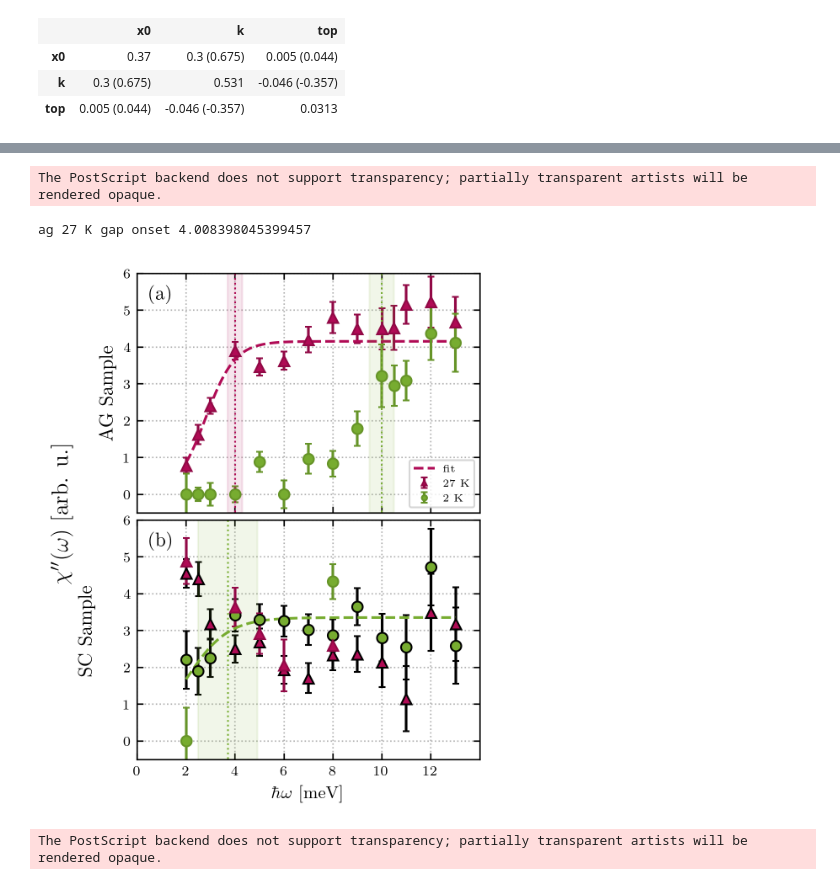
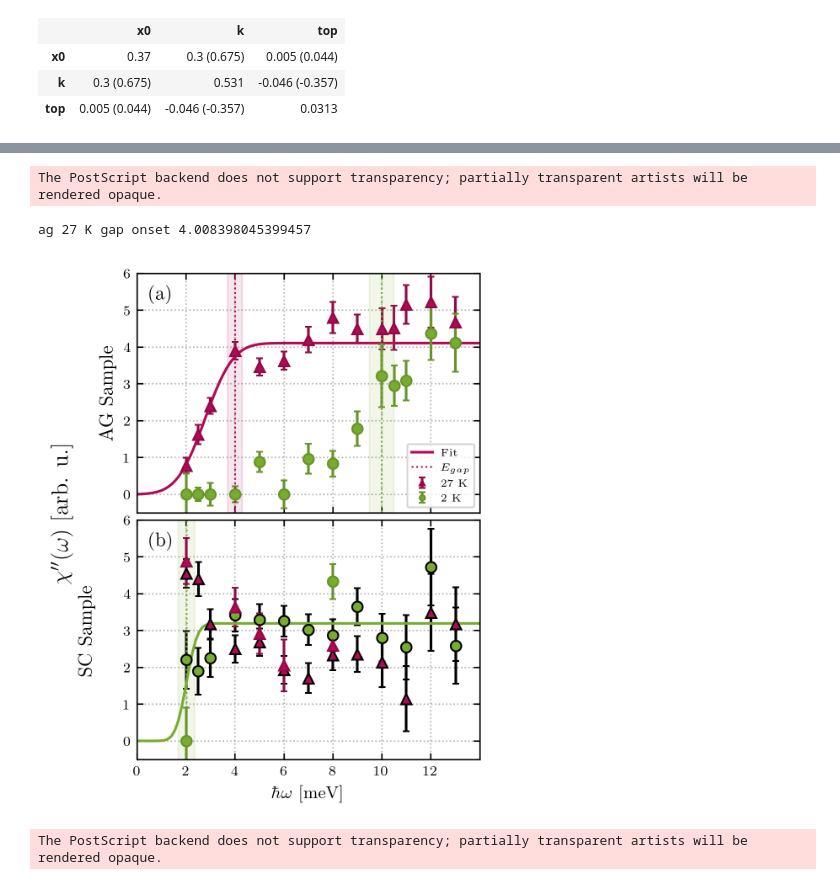
Before and after one commit to KristineKrighaar/NCCO_Article_Code, a Jupyter notebook: DataAnalysis_IN20_CHI.ipynb, the cells around one changed output, grey strips where cells are left out. Saved outputs shown, nothing was run; the diff lists cells and outputs as text; code cells hidden in the pictures.

```diff
--- a/DataAnalysis_IN20_CHI.ipynb
+++ b/DataAnalysis_IN20_CHI.ipynb
@@ -1350,3 +1350,33 @@ plt.rcParams.update({
     'font.family': 'serif',    # Use serif font to match many article styles
     'lines.linewidth': 1.5                # DPI for saving figures
 })
+# %%
+from scipy.special import erf
+
+def erf_model(E, A, Egap, fwhm):
+    """
+    Error function model for curve fitting.
+    ----------
+    x : Independent variable.
+    A : Amplitude.
+    x0 : Center (inflection point).
+    sigma : Width (controls slope).
+    B : Offset.
+    """
+    return A/2 * (erf((E - Egap)/(2* np.sqrt(np.log(2))*fwhm)) + erf((E+Egap)/(2*np.sqrt(np.log(2))*fwhm)))
+
+errf_geuss_ag = {'Egap': 4.0, 'fwhm':0.25, 'A':4.1}
+errf_lim_ag = {'fwhm':(0.001,2)}
+
+erfit_ag_27K = fit(EN_ag_27K, A_ag_27K, A_err_ag_27K, erf_model, errf_geuss_ag, limits=errf_lim_ag)
+
+
+errf_geuss_sc = {'Egap': 2, 'fwhm':0.2, 'A':3.2}
+#errf_fix = {'bottom':True}
+errf_lim_sc = {'fwhm':(0.001,0.3)}
+
+erfit_sc_3K = fit(EN_sc_p3_2K_all, sc_2K_all, sc_2K_err_all, erf_model, errf_geuss_sc, limits=errf_lim_sc)
+
+
+erfit_ag_27K.hesse()
+erfit_sc_3K.hesse()
@@ -1360,12 +1405,14 @@ find_m = 0.04
 
 x_energy_ag_27K = np.linspace(min(EN_ag_27K),max(EN_ag_27K),100)
 
+x_energy_fit= np.linspace(0,14,100)
+
 ax[1].grid(linestyle='dotted')
 ax[0].errorbar(EN_ag_27K, np.asarray(A_ag_27K), capsize=2, yerr=np.asarray(A_err_ag_27K), fmt='^', label='27 K', color='#B00B55', ecolor='#910946', mew=1, markeredgecolor='#910946')
 #ax[0].plot(x_energy_ag_27K, HO(x_energy_ag_27K, *HO_fit_ag_27Kmm.values), '--', color='#B00B55', linewidth=1)
 #ax[0].plot(x_energy_ag_27K, HOmm(x_energy_ag_27K, *HO_fit_ag_27Kmm.values), '--', color='#B00B55', linewidth=1)
 
-ax[0].plot(x_energy_ag_27K, sigmoid(x_energy_ag_27K, *sigmoid_fit_ag_mm.values), '--', color='#B00B55', label='fit')
+ax[0].plot(x_energy_fit,  erf_model(x_energy_fit, erfit_ag_27K.values['A'],erfit_ag_27K.values['Egap'], erfit_ag_27K.values['fwhm']), '-', color='#B00B55', label='Fit')
 #ax[0].plot(x_energy_ag_27K, sigmoid(x_energy_ag_27K, guess_sigmoid_ag['x0'], guess_sigmoid_ag['k'], guess_sigmoid_ag['top']), '--', color="#ff00d4")
 
 #ax[0].plot(np.linspace(7,13,100), np.ones(100)*0.74493, '--', color='#B00B55', linewidth=1)
@@ -1374,17 +1421,16 @@ ax[0].errorbar(EN_ag_2K, np.asarray(A_ag_2K), capsize=2, yerr=np.asarray(A_err_a
 #ax[0].plot(x_energy_ag_2K, spliney_A_ag_2K*10**(3), '--', color='#77AC30', linewidth=1)
 ax[0].grid(linestyle='dotted')
 ax[0].set_xticks([2, 4, 6, 8, 10, 12])
-ax[0].legend(fontsize=6, markerscale=0.5, loc='lower right')
 #ax[0].set_yticks([0, 0.25, 0.5, 0.75, 1.0])
 ax[0].text(0.5, 5.3, r"(a)", fontsize=11, color="black")
-ax[0].plot(np.ones(100)*x_cross_ag, np.linspace(-1, 6, 100), linestyle='dotted', color='#B00B55', linewidth=1)
+ax[0].plot(np.ones(100)*x_cross_ag, np.linspace(-1, 6, 100), linestyle='dotted', color='#B00B55', linewidth=1, label='$E_{gap}$')
 ax[0].fill_betweenx(y=[-0.5, 6], x1=x_cross_ag-x_cross_ag_err, x2=x_cross_ag+x_cross_ag_err,
                  color="#B00B55", alpha=0.1, zorder=2)
 
 ax[0].plot(np.ones(100)*10, np.linspace(-1, 6, 100), linestyle='dotted', color='#77AC30', linewidth=1)
 ax[0].fill_betweenx(y=[-0.5, 6], x1=9.5, x2=10.5,
                  color="#77AC30", alpha=0.1, zorder=2)
-
+ax[0].legend(fontsize=6, markerscale=0.5, loc='lower right')
 #ax[0].arrow(4, 0.4, 0, 0.1, head_width=0.3, head_length=0.05, fc="#B00B55", ec="black", zorder=5)
 #ax[0].arrow(10, 0.2, 0, 0.1, head_width=0.3, head_length=0.05, fc="#77AC30", ec="black", zorder=5)
 
@@ -1395,42 +1441,42 @@ ax[1].errorbar(EN_sc_p3_27K, np.asarray(sc_p3_area_27K), capsize=2, yerr=np.asar
 
 
 ax[1].errorbar(EN_sc_p3_2K, np.asarray(sc_p3_area_2K), capsize=2, yerr=np.asarray(sc_p3_area_err_2K), fmt='o', color='#77AC30', ecolor='k', mew=1, markeredgecolor='k')
-ax[1].plot(np.ones(100)*x_cross_sc, np.linspace(-1, 6, 100), linestyle='dotted', color='#77AC30', linewidth=1)
-ax[1].fill_betweenx(y=[-1, 6], x1=x_cross_sc-x_cross_sc_err, x2=x_cross_sc+x_cross_sc_err,
+ax[1].plot(np.ones(100)*erfit_sc_3K.values['Egap'], np.linspace(-1, 6, 100), linestyle='dotted', color='#77AC30', linewidth=1)
+ax[1].fill_betweenx(y=[-1, 6], x1=erfit_sc_3K.values['Egap']-erfit_sc_3K.errors['Egap'], x2=erfit_sc_3K.values['Egap']+erfit_sc_3K.errors['Egap'],
                  color="#77AC30", alpha=0.1, zorder=2)
 
 
 ax[1].errorbar(EN_sc_27K, np.asarray(A_sc_27K), yerr=np.asarray(A_err_sc_27K), capsize=2, fmt='^', markerfacecolor='#B00B55', ecolor='#910946', mew=1, markeredgecolor='#910946')
 ax[1].errorbar(EN_sc_2K, np.asarray(A_sc_2K), yerr=np.asarray(A_err_sc_2K), capsize=2, fmt='o', markerfacecolor='#77AC30',  ecolor='#669428', mew=1, markeredgecolor='#669428')
 
-ax[1].plot(x_energy_ag_27K, sigmoid(x_energy_ag_27K, *sigmoid_fit_sc_mm.values), '--', color='#77AC30', label='fit')
+ax[1].plot(x_energy_fit, erf_model(x_energy_fit, *erfit_sc_3K.values), '-', color='#77AC30', label='Fit')
 #ax[1].plot(x_energy_ag_27K, sigmoid(x_energy_ag_27K, guess_sigmoid_sc['x0'], guess_sigmoid_sc['k'], guess_sigmoid_sc['top']), '--', color="#ff00d4")
 
 
 #ax[1].axvspan(0, 0.4, color='grey', alpha=0.3, label='FWHM IN20')
 ax[1].text(0.5, 5.3, r"(b)", fontsize=11, color="black")
 ax[1].grid(linestyle='dotted')
 ax[1].set_xticks([0, 2, 4, 6, 8, 10, 12])
 ax[0].set_xticklabels([])
 
 ax[0].set_ylabel('AG Sample', fontsize=11)
 ax[1].text(-2.4, 3, r'SC Sample', va='center', rotation='vertical', fontsize=11)
 #ax[1].legend(fontsize=6, markerscale=0.5)
 ax[0].set_ylim(-0.5,6)
 ax[1].set_ylim(-0.5,6)
 ax[1].set_xlim(0, 14)
 ax[0].set_xlim(0, 14)
 ax[1].set_xlabel('$\hbar \omega$ [meV]')
 fig.text(-0.07, 0.5, '$\\chi^{\\prime\\prime}(\\omega)$ [arb. u.]', va='center', rotation='vertical', fontsize=13)
 
 plt.savefig('Figures_eps/IN20/E_dependence_CHI.eps', format='eps', bbox_inches='tight')
 plt.savefig('Figures_png/IN20/E_dependence_CHI.png', format='png', bbox_inches='tight')
 
 print('ag 27 K gap onset', sigmoid_fit_ag_mm.values['x0']+2/sigmoid_fit_ag_mm.values['k'])
 # %% [output]
 The PostScript backend does not support transparency; partially transparent artists will be rendered opaque.
 ag 27 K gap onset 4.008398045399457
-[figure, old version]
+[figure, new version]
 # %%
 fig, ax = plt.subplots(2, 1,figsize=(3.5, 5))
 fig.subplots_adjust(hspace=0.03, wspace=0.05)
```
Also changed, not shown: parts of 2 cells of this notebook, 1 other file.
